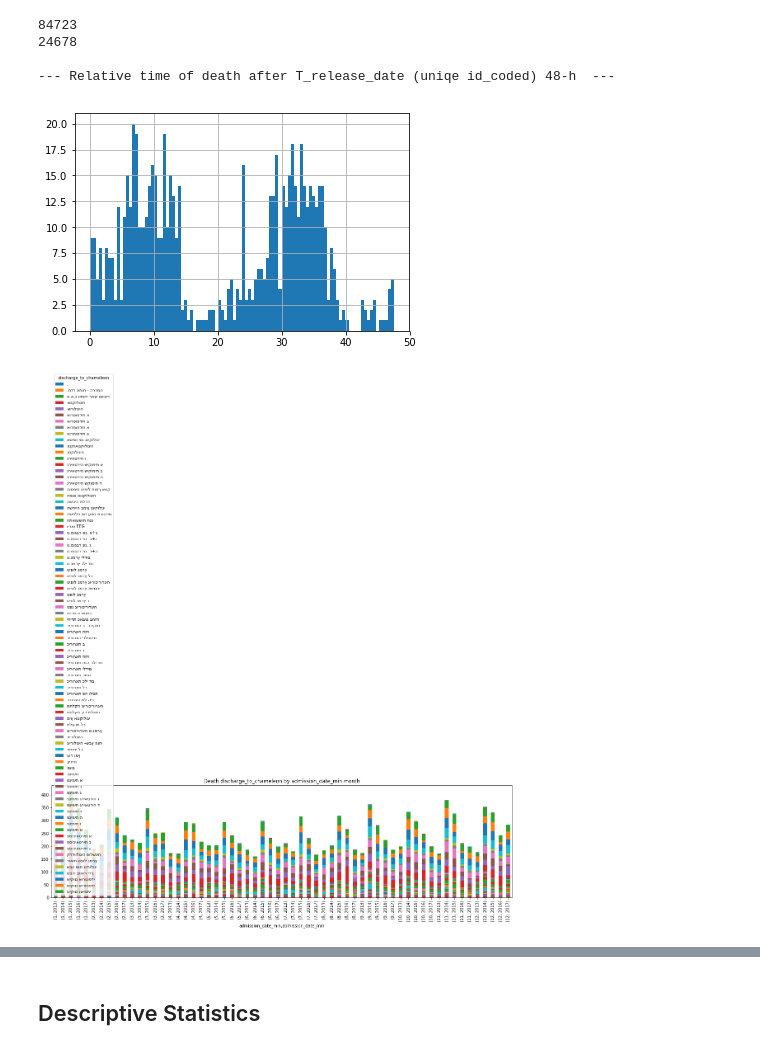
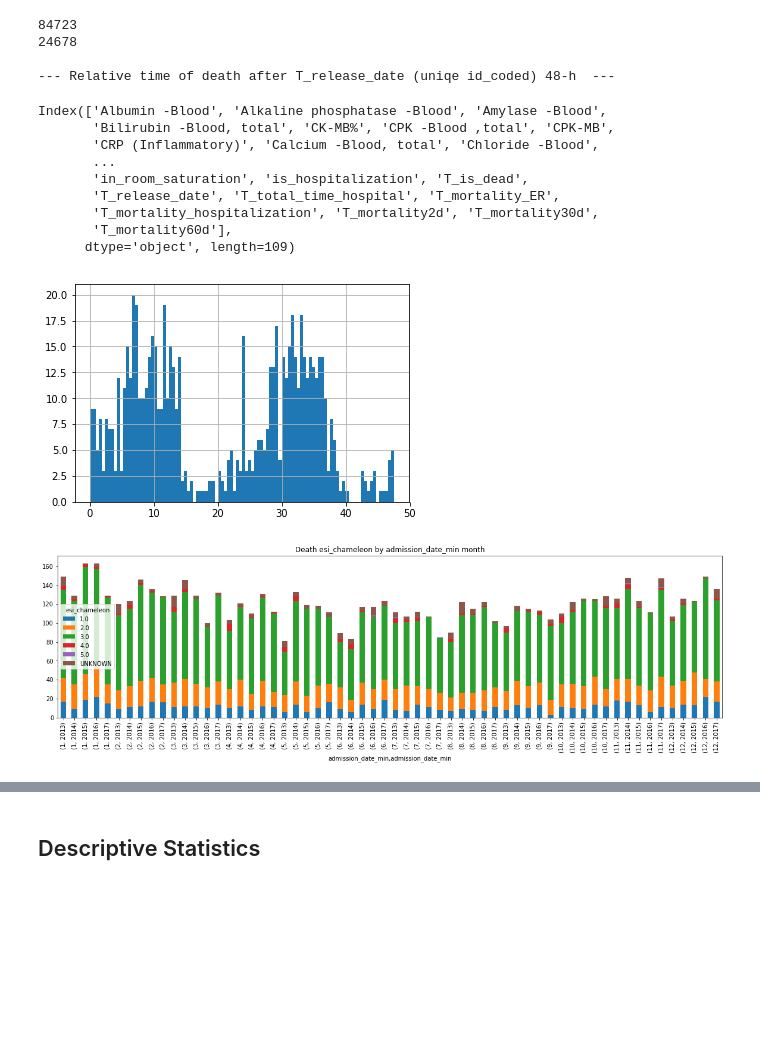
Before and after one commit to talionet/Shiba-Hackathon, a Jupyter notebook: notebooks/ER_data_exploration.ipynb, the cells around one changed output, grey strips where cells are left out. Drawn from its saved outputs; the diff is of its cells as text; code cells hidden in the pictures; blank space fills up the shorter version.

Commit message:
\visualization file created

```diff
--- a/notebooks/ER_data_exploration.ipynb
+++ b/notebooks/ER_data_exploration.ipynb
@@ -62,7 +72,9 @@ import datetime
 death_data = data_with_targets.loc[data_with_targets.T_is_dead]
 print(len(death_data))
 death_data = death_data.sort_values('admission_date_min').drop_duplicates(subset =['id_coded'], keep='last')
+
 print(len(death_data))
+
 
 
 def plot_time_of_death_from(time_from='admission_date_min', drop_negatives=True, as_time='D', max_period= 1200):
@@ -76,16 +88,27 @@ def plot_time_of_death_from(time_from='admission_date_min', drop_negatives=True,
 
 
 dd=plot_time_of_death_from(time_from='T_release_date',max_period=48, as_time='h')
+data.columns
 # %% [output]
 84723
 24678
 
 --- Relative time of death after T_release_date (uniqe id_coded) 48-h  ---
+Index(['Albumin -Blood', 'Alkaline phosphatase -Blood', 'Amylase -Blood',
+       'Bilirubin -Blood, total', 'CK-MB%', 'CPK -Blood ,total', 'CPK-MB',
+       'CRP (Inflammatory)', 'Calcium -Blood, total', 'Chloride -Blood',
+       ...
+       'in_room_saturation', 'is_hospitalization', 'T_is_dead',
+       'T_release_date', 'T_total_time_hospital', 'T_mortality_ER',
+       'T_mortality_hospitalization', 'T_mortality2d', 'T_mortality30d',
+       'T_mortality60d'],
+      dtype='object', length=109)
 [figure]
 # %%
-plot_events_by_time(death_data, by_time='admission_date_min',stack_var = 'discharge_to_chameleon')
+plot_events_by_time(death_data.loc[death_data.T_mortality_hospitalization], by_time='admission_date_min',stack_var = 'esi_chameleon')
+
 #death_data.groupby().count()['gender'].plot(kind='bar')
-
+#stack_var
 #death_data.head()
 # %% [output]
-[figure, old version]
+[figure, new version]
```
Also changed, not shown: parts of 3 cells of this notebook, 1 other file.
